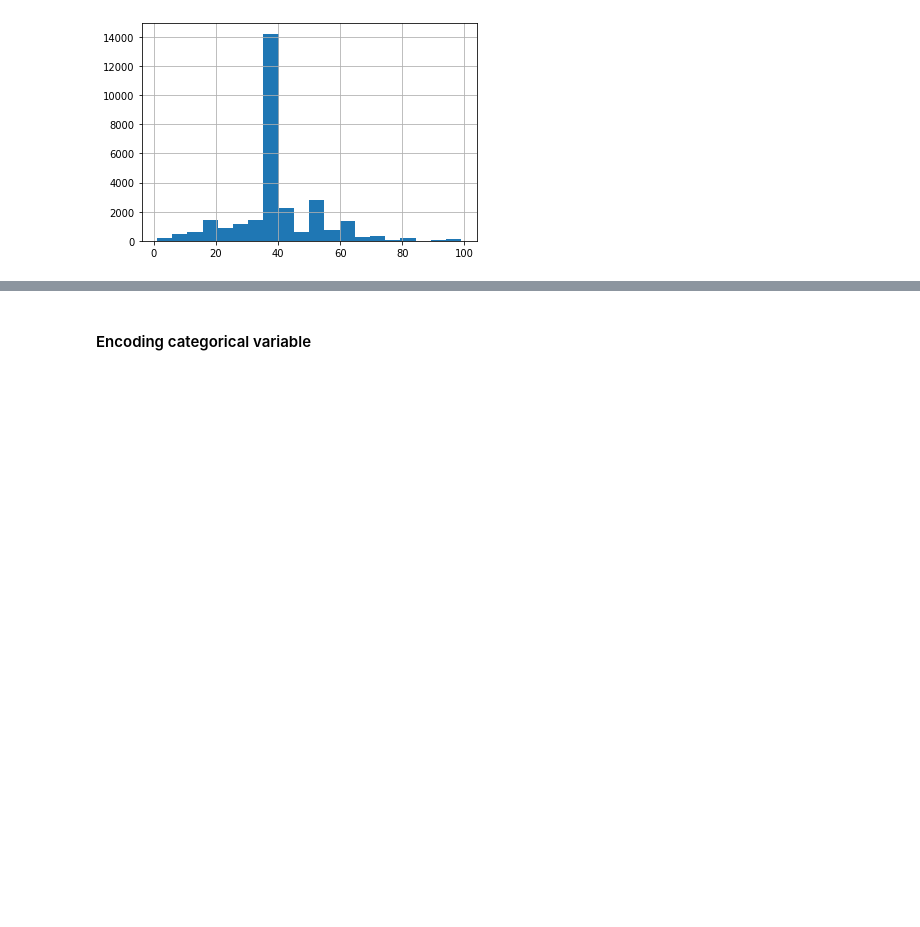
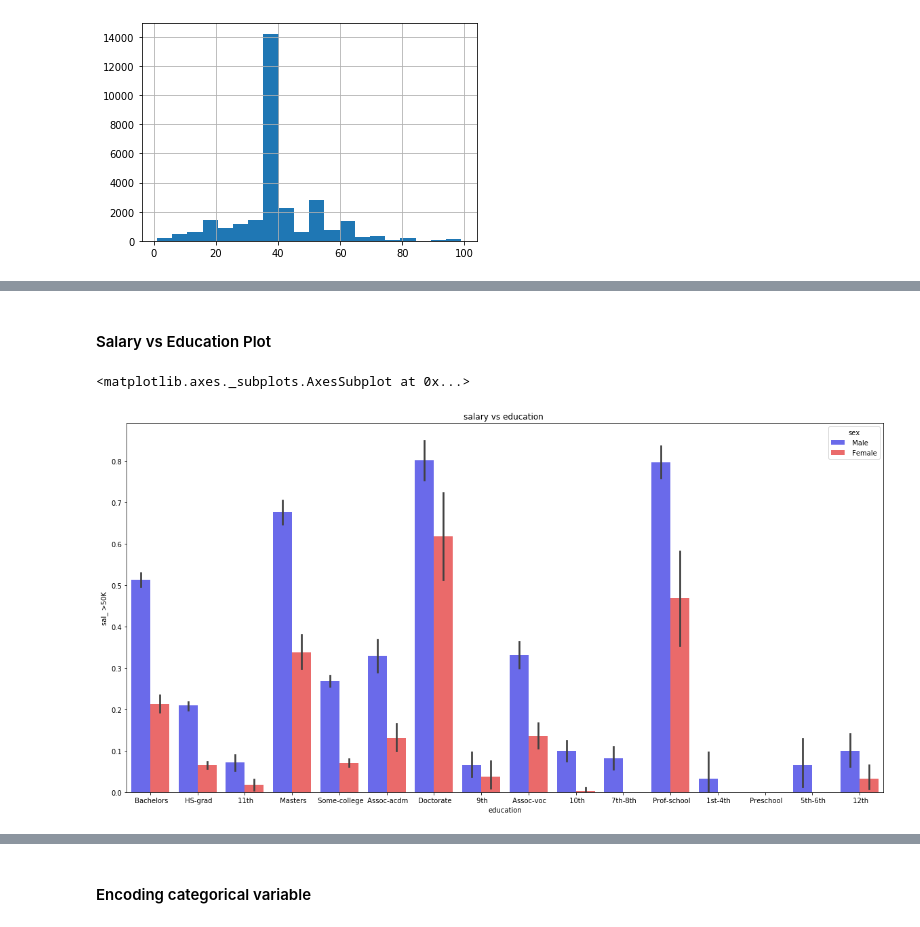
Before and after one commit to SingStuti/Salary-Analysis, a Jupyter notebook: salary_census.ipynb, the cells around one changed output, grey strips where cells are left out. Saved outputs shown, nothing was run; the diff lists cells and outputs as text; code cells hidden in the pictures; blank space fills up the shorter version.

```diff
--- a/salary_census.ipynb
+++ b/salary_census.ipynb
@@ -114,4 +169,9 @@ df['hours_per_week'].hist(bins=20)
+# %% [markdown]
+#### Salary vs Education Plot
 # %%
-# plt.figure(figsize=(20,10))
-# plt.title('salary vs education ')
-# sns.barplot(x='education',y='sal',data=df,hue='sex',palette='seismic')
+plt.figure(figsize=(20,10))
+plt.title('salary vs education ')
+sns.barplot(x='education',y='sal_ >50K',data=df,hue='sex',palette='seismic')
+# %% [output]
+<matplotlib.axes._subplots.AxesSubplot at 0x...>
+[figure, added]
```
Also changed, not shown: parts of 103 cells of this notebook, 1 other file.
